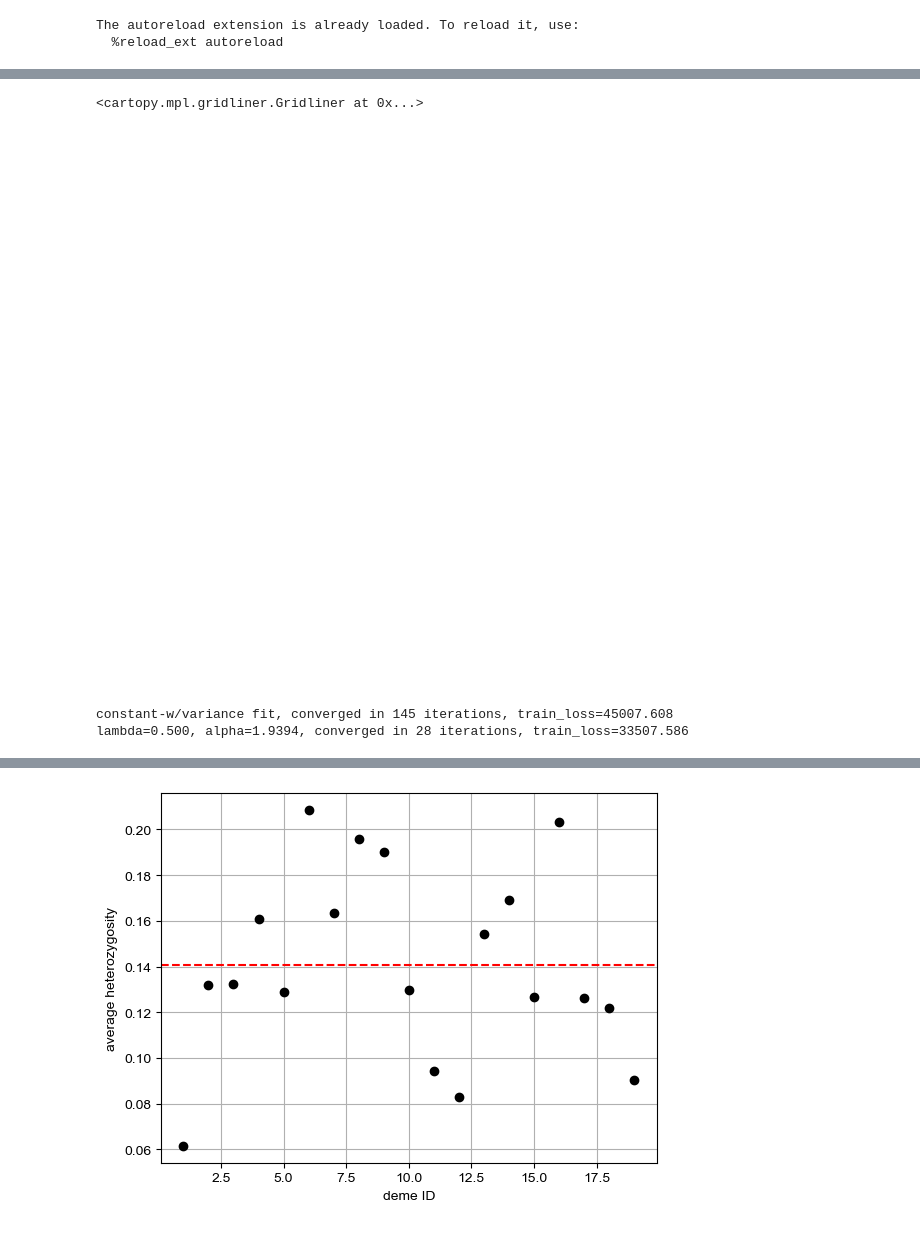
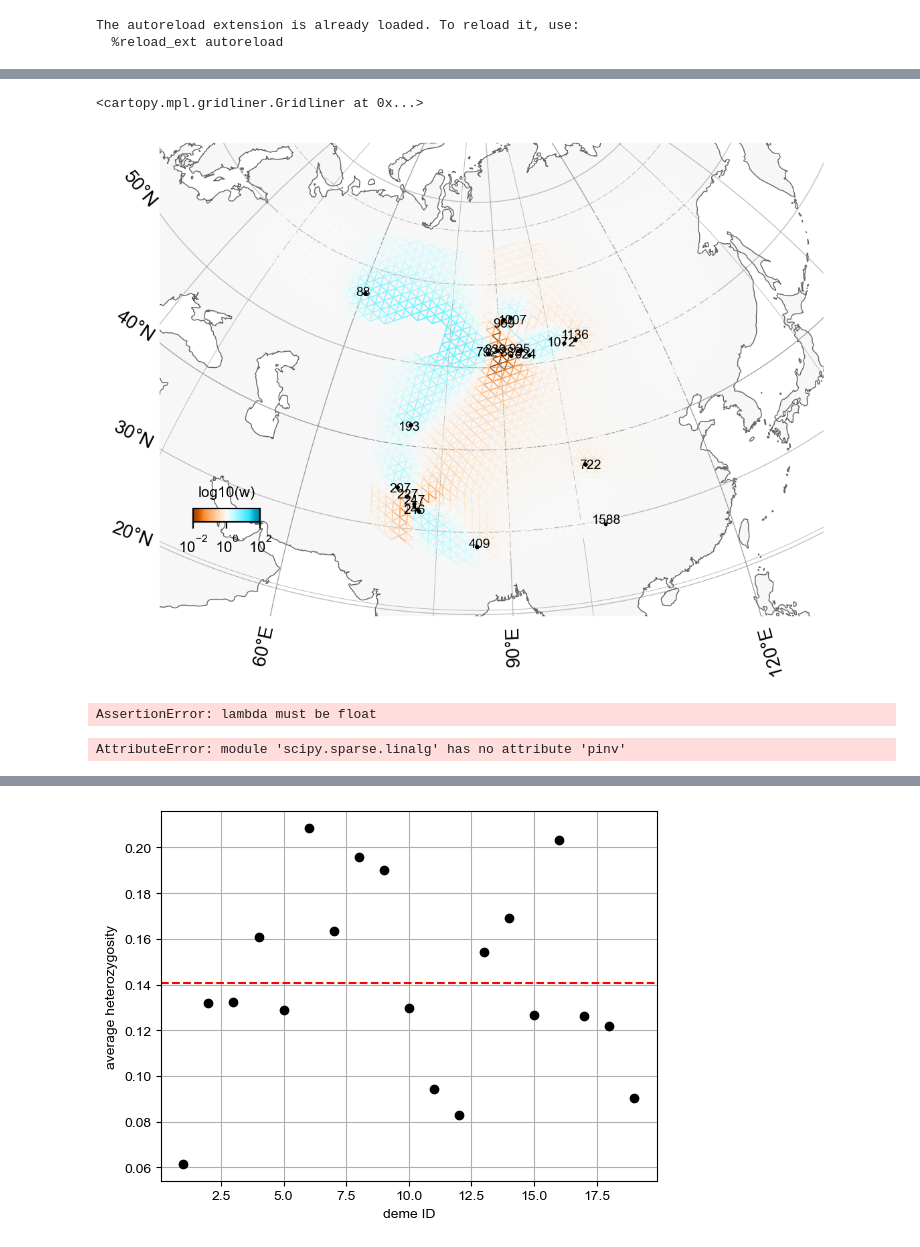
Before and after one commit to NovembreLab/feems, a Jupyter notebook: docs/notebooks/empirical-warblers.ipynb, the cells around one changed output, grey strips where cells are left out. Drawn from its saved outputs; the diff is of its cells as text; code cells hidden in the pictures.

Commit message:
adding major funs to print outliers + define contour & ensure smooth running of 1-dim/None options

```diff
--- a/docs/notebooks/empirical-warblers.ipynb
+++ b/docs/notebooks/empirical-warblers.ipynb
@@ -120,29 +130,33 @@ for k in np.where(emp_dist/fit_dist-np.mean(emp_dist/fit_dist)< -1.5 * np.std(em
 # %%
 projection = ccrs.AzimuthalEquidistant(central_longitude=85.5, central_latitude=42.54)
 fig = plt.figure(dpi=200)
 ax = fig.add_subplot(1, 1, 1, projection=projection)
-vsm = Viz(ax, smgraph, projection=projection, edge_width=.5,
+v = Viz(ax, warblr_graph, projection=projection, edge_width=.5,
         edge_alpha=1, edge_zorder=100, sample_pt_size=10,
         obs_node_size=7.5, sample_pt_color="black", cbar_ticklabelsize=8, cbar_width=0.5, cbar_height=0.1,
         cbar_font_size=8)
 v.ax.set_extent([45,130,19,73], crs=ccrs.PlateCarree())
-v.draw_map(); v.draw_samples(); v.draw_edges(use_weights=True); v.draw_obs_nodes(use_ids=False); v.draw_edge_colorbar()
-v.ax.gridlines(draw_labels=False,ylocs=[20.5,40],xlocs=[40,60,80,100,120,140],linewidth=0.3,color='grey',linestyle='-',zorder=0,alpha=0.6)
-v.ax.gridlines(draw_labels=False,ylocs=[66.5],xlocs=[],linewidth=0.3,color='grey',linestyle=(5, (10, 3)),zorder=0,alpha=0.6)
+v.draw_map(); v.draw_samples(); v.draw_edges(use_weights=True); v.draw_obs_nodes(use_ids=True); v.draw_edge_colorbar()
 # %% [output]
 <cartopy.mpl.gridliner.Gridliner at 0x...>
-[figure, old version]
+[figure, new version]
 # %%
 # lle, te = get_best_lre(warblr_graph, lamb_cv=0.1, k=5, top=10, nchoose=100, option='hard')
+# import cProfile
+# import re
 
-warblr_graph.fit(lamb=0.5,optimize_q='n-dim',lamb_q=1.,alpha_q=0.5)
+warblr_graph.fit(lamb=1.,optimize_q=None)
+# warblr_graph.s2
+# wn = warblr_graph.w
+
+# plt.scatter(wn,warblr_graph.w,alpha=0.5); plt.grid(); plt.axline((1,1),slope=1)
+
 # warblr_graph.fit(lamb=10.5,optimize_q='n-dim',lamb_q=1.,alpha_q=0.5,option='onlyc',long_range_edges=[(2,15),(13,16),(7,18),(0,10)])
 # warblr_graph.c
 # obj = Joint_Objective(warblr_graph); obj.inv(); obj.grad(reg=False)
 # obj.Linv.shape
 # %% [output]
-constant-w/variance fit, converged in 145 iterations, train_loss=45007.608
-lambda=0.500, alpha=1.9394, converged in 28 iterations, train_loss=33507.586
+AssertionError: lambda must be float
 # %%
 def get_FEEMS_demes_nll_w_c(c, sp_graph, obj, lrn, form='element'):
     C = np.vstack((-np.ones(sp_graph.n_observed_nodes-1),np.eye(sp_graph.n_observed_nodes-1))).T
@@ -252,6 +266,8 @@ def get_FEEMS_udemes_nll_w_c(c, sp_graph, obj, lrn, Lpinv):
 ## fst[np.isnan(fst)] = 0
 # plt.plot(fst[~np.isnan(fst)],'k-o',alpha=0.3); plt.grid(); plt.ylabel(r'$F_{ST}$'); plt.xlabel('SNP index')
 # nx.get_node_attributes(warblr_graph,'permuted_idx')
-Lpinv = np.linalg.pinv(smgraph.L.todense());
-obj = Joint_Objective(smgraph); obj.inv(); obj.grad(reg=False)
+Lpinv = sp.sparse.linalg.pinv(warblr_graph.L);
+# obj = Joint_Objective(warblr_graph); obj.inv(); obj.grad(reg=False)
+# %% [output]
+AttributeError: module 'scipy.sparse.linalg' has no attribute 'pinv'
 # %%
```
Also changed, not shown: parts of 11 cells of this notebook, 6 other files.
